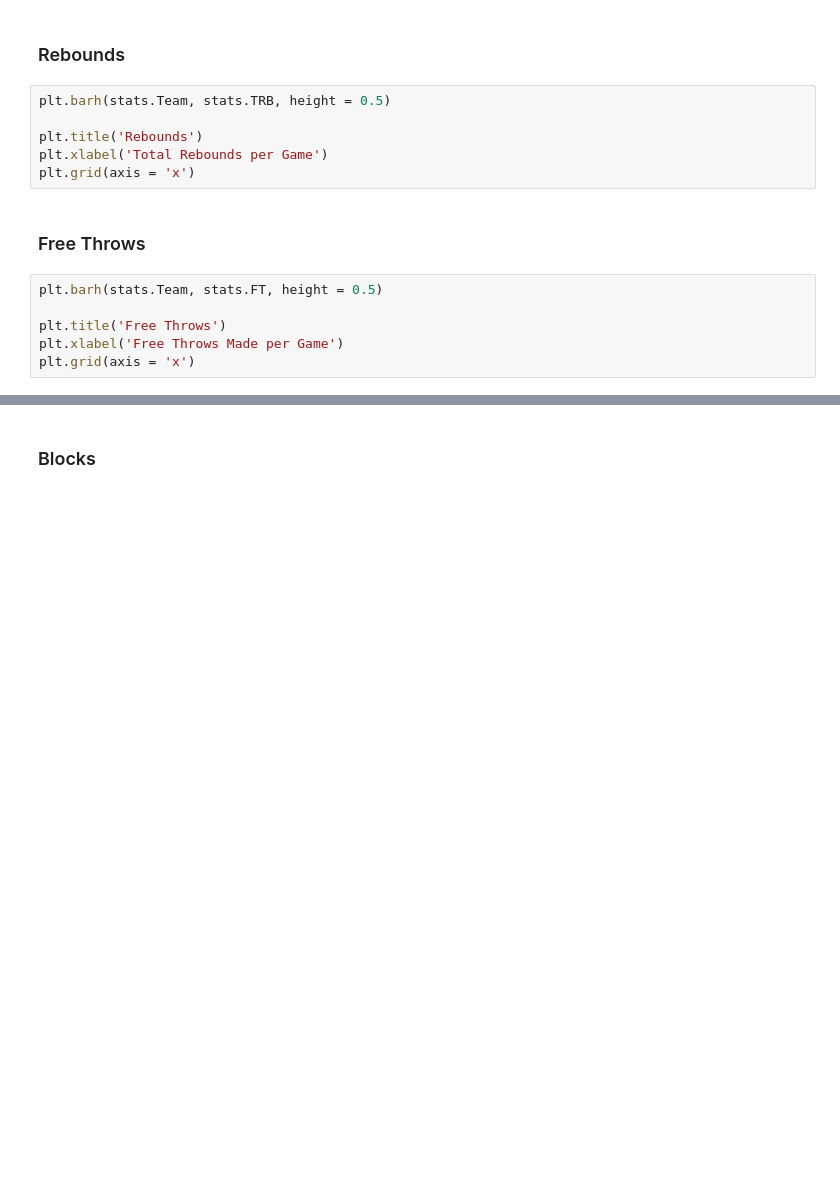
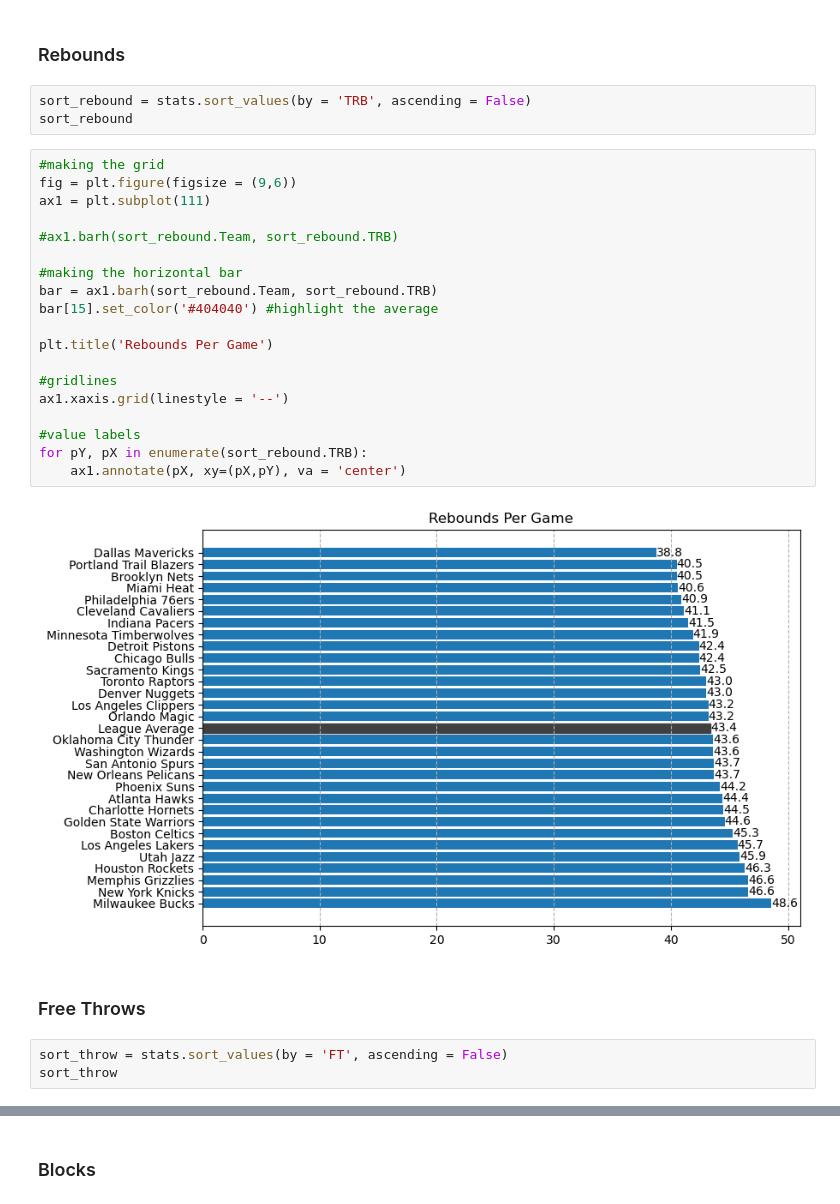
Before and after one commit to bliu20/NBA_22-23_Summary, a Jupyter notebook: nba_analysis.ipynb, the cells around one changed output, grey strips where cells are left out. Saved outputs shown, nothing was run; the diff lists cells and outputs as text; blank space fills up the shorter version.

```diff
--- a/nba_analysis.ipynb
+++ b/nba_analysis.ipynb
@@ -197,16 +230,31 @@ plt.grid(axis = 'x')
 # %% [markdown]
 ### Rebounds
-# %%
-plt.barh(stats.Team, stats.TRB, height = 0.5)
-
-plt.title('Rebounds')
-plt.xlabel('Total Rebounds per Game')
-plt.grid(axis = 'x')
+# %%
+sort_rebound = stats.sort_values(by = 'TRB', ascending = False)
+sort_rebound
+# %%
+#making the grid
+fig = plt.figure(figsize = (9,6))
+ax1 = plt.subplot(111)
+
+#ax1.barh(sort_rebound.Team, sort_rebound.TRB)
+
+#making the horizontal bar
+bar = ax1.barh(sort_rebound.Team, sort_rebound.TRB)
+bar[15].set_color('#404040') #highlight the average
+
+plt.title('Rebounds Per Game')
+
+#gridlines
+ax1.xaxis.grid(linestyle = '--')
+
+#value labels
+for pY, pX in enumerate(sort_rebound.TRB):
+    ax1.annotate(pX, xy=(pX,pY), va = 'center')
+# %% [output]
+[figure, added]
 # %% [markdown]
 ### Free Throws
-# %%
-plt.barh(stats.Team, stats.FT, height = 0.5)
-
-plt.title('Free Throws')
-plt.xlabel('Free Throws Made per Game')
-plt.grid(axis = 'x')
+# %%
+sort_throw = stats.sort_values(by = 'FT', ascending = False)
+sort_throw
```
Also changed, not shown: parts of 16 cells of this notebook.
